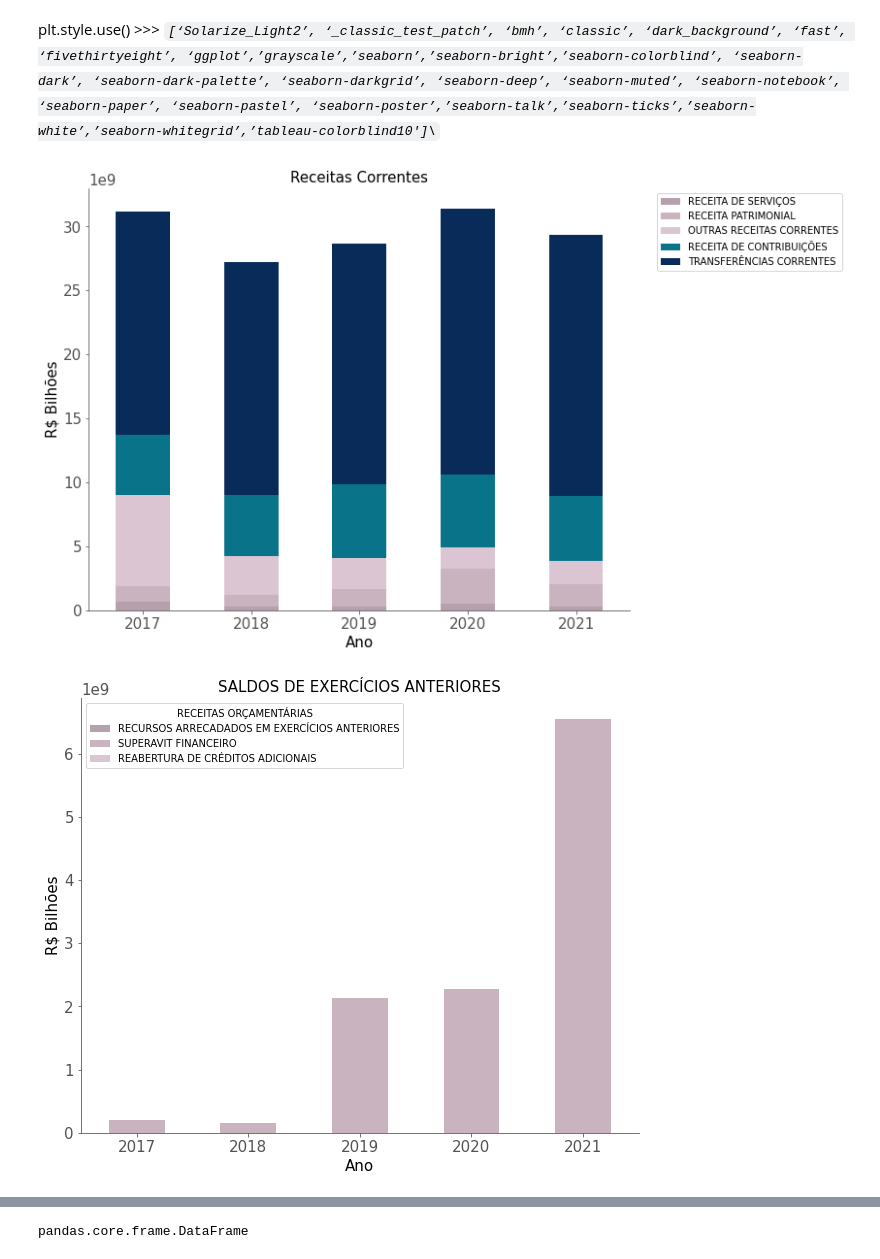
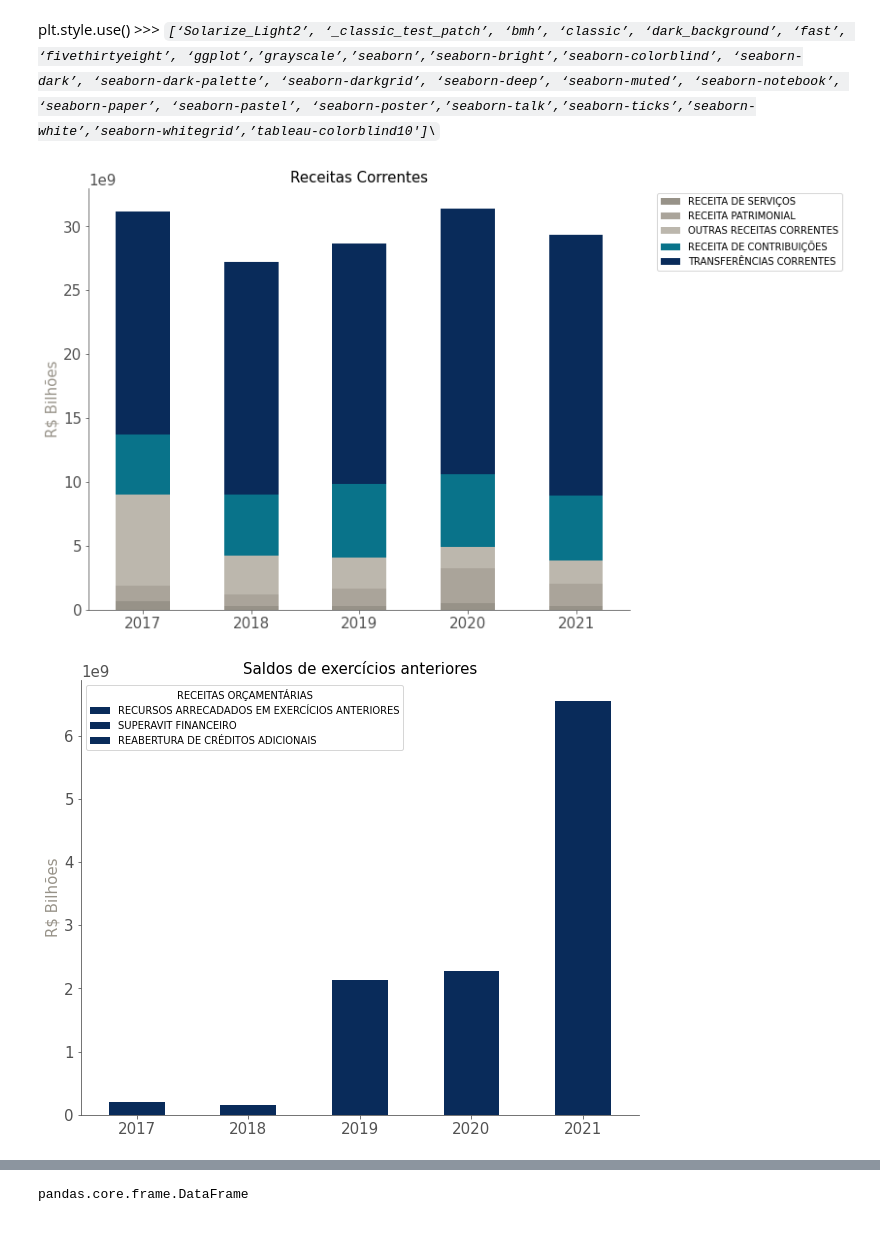
Before and after one commit to carolfazani/orcamento_sp, a Jupyter notebook: Preparando_os_dados.ipynb, the cells around one changed output, grey strips where cells are left out. Drawn from its saved outputs; the diff is of its cells as text; code cells hidden in the pictures; blank space fills up the shorter version.

```diff
--- a/Preparando_os_dados.ipynb
+++ b/Preparando_os_dados.ipynb
@@ -827,25 +825,25 @@ parameters = {'xtick.labelsize': 15,
           'axes.titlesize': 15}
 plt.rcParams.update(parameters)
 #plt.style.use('tableau-colorblind10')
-colors = ['#b6a0ad', '#c9b3bf', '#dbc5d2', '#09738a', '#092b5a' ]
+colors = ['#979288','#aaa49a' ,'#bcb7ad', '#09738a', '#092b5a' ]
 querycorrente2.plot(kind="bar",stacked=True,figsize=(10, 8), color= colors)
 plt.legend(bbox_to_anchor=(1.04,1), loc="upper left")
 plt.xticks(rotation=360)
 plt.ticklabel_format(style='sci',axis='y',scilimits=(9,9))
-plt.ylabel('R$ Bilhões')
-plt.xlabel('Ano')
+plt.ylabel('R$ Bilhões', color='#979288')
+#plt.xlabel('Ano')
 plt.title('Receitas Correntes')
 plt.savefig('grafico6.png', transparent= True, bbox_inches='tight')
 # %% [output]
-[figure, old version]
+[figure, new version]
 # %%
-querysaldos.plot(kind="bar",stacked=True,figsize=(10,8), color=colors)
 #plt.style.use('tableau-colorblind10')
 colors = ['#092b5a' ]
-plt.ylabel('R$ Bilhões')
-plt.xlabel('Ano')
-plt.title('SALDOS DE EXERCÍCIOS ANTERIORES')
+querysaldos.plot(kind="bar",stacked=True,figsize=(10,8), color=colors)
+plt.ylabel('R$ Bilhões', color='#979288')
+#plt.xlabel('Ano')
+plt.title('Saldos de exercícios anteriores')
 plt.xticks(rotation=360)
 plt.savefig('grafico7.png', transparent= True, bbox_inches='tight')
 # %% [output]
-[figure, old version]
+[figure, new version]
```
Also changed, not shown: parts of 7 cells of this notebook.
